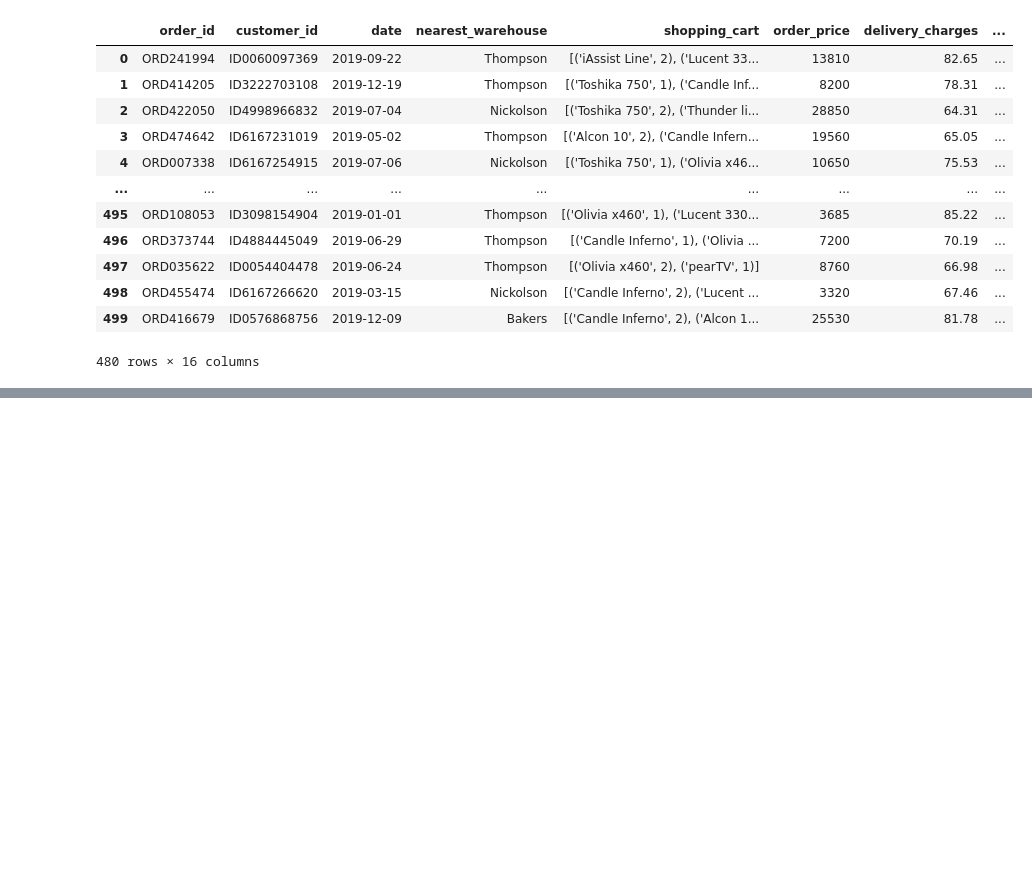
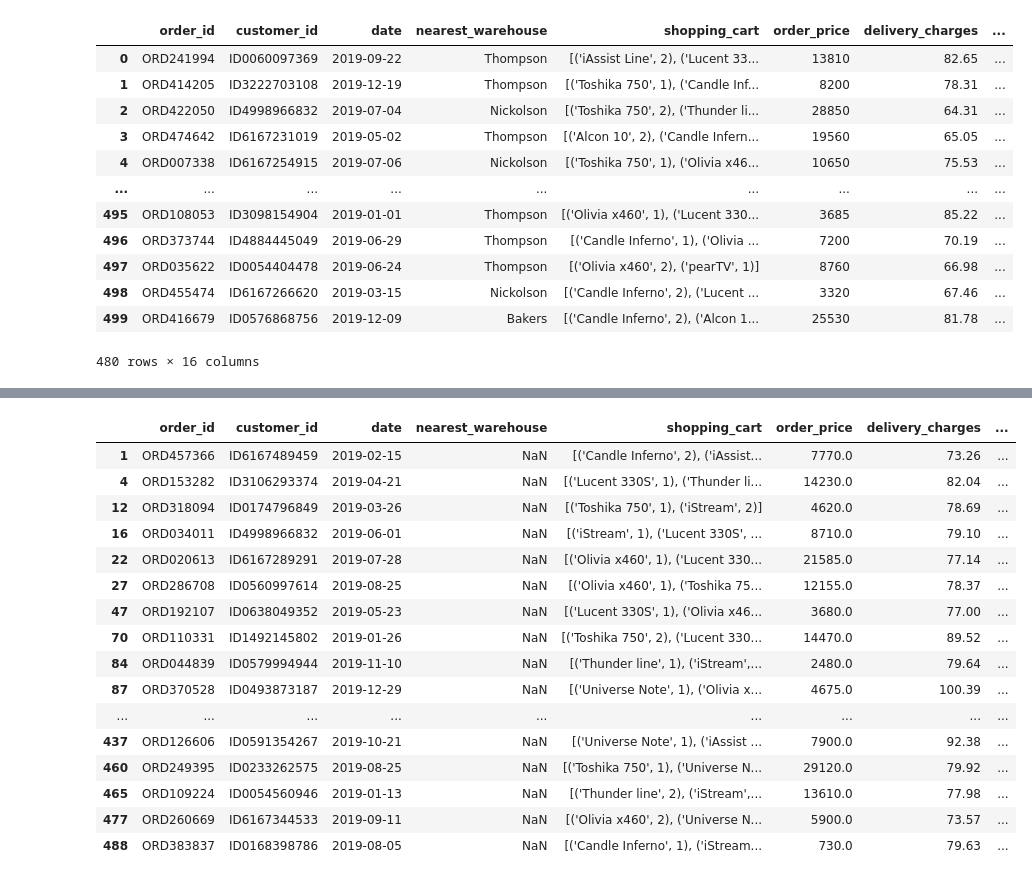
Before and after one commit to DanielTranDS/TransactionalRetailData-Wrangling-EDA, a Jupyter notebook: TransactionalRetail_Codes.ipynb, the cells around one changed output, grey strips where cells are left out. Saved outputs shown, nothing was run; the diff lists cells and outputs as text; code cells hidden in the pictures; blank space fills up the shorter version.

```diff
--- a/TransactionalRetail_Codes.ipynb
+++ b/TransactionalRetail_Codes.ipynb
@@ -1251,0 +1685,4 @@ outlier_data_cleansed
+# %%
+#Impute the previously missing values in the original dataset
+missing_data.loc[list(only_warehouse_missing.index),'nearest_warehouse']=only_warehouse_missing.loc[list(
+        only_warehouse_missing.index),"nearest_warehouse"].values
@@ -1251,0 +1694,21 @@ outlier_data_cleansed
+# %%
+warehouse_distance_missing=missing_data[(missing_data["nearest_warehouse"].isnull()==True)&(missing_data["distance_to_nearest_warehouse"].isnull()==True)]
+warehouse_distance_missing
+# %% [output]
+|  | order_id | customer_id | date | nearest_warehouse | shopping_cart | order_price | delivery_charges | ... |
+| 1 | ORD457366 | ID6167489459 | 2019-02-15 | NaN | [('Candle Inferno', 2), ('iAssist... | 7770.0 | 73.26 | ... |
+| 4 | ORD153282 | ID3106293374 | 2019-04-21 | NaN | [('Lucent 330S', 1), ('Thunder li... | 14230.0 | 82.04 | ... |
+| 12 | ORD318094 | ID0174796849 | 2019-03-26 | NaN | [('Toshika 750', 1), ('iStream', 2)] | 4620.0 | 78.69 | ... |
+| 16 | ORD034011 | ID4998966832 | 2019-06-01 | NaN | [('iStream', 1), ('Lucent 330S', ... | 8710.0 | 79.10 | ... |
+| 22 | ORD020613 | ID6167289291 | 2019-07-28 | NaN | [('Olivia x460', 1), ('Lucent 330... | 21585.0 | 77.14 | ... |
+| 27 | ORD286708 | ID0560997614 | 2019-08-25 | NaN | [('Olivia x460', 1), ('Toshika 75... | 12155.0 | 78.37 | ... |
+| 47 | ORD192107 | ID0638049352 | 2019-05-23 | NaN | [('Lucent 330S', 1), ('Olivia x46... | 3680.0 | 77.00 | ... |
+| 70 | ORD110331 | ID1492145802 | 2019-01-26 | NaN | [('Toshika 750', 2), ('Lucent 330... | 14470.0 | 89.52 | ... |
+| 84 | ORD044839 | ID0579994944 | 2019-11-10 | NaN | [('Thunder line', 1), ('iStream',... | 2480.0 | 79.64 | ... |
+| 87 | ORD370528 | ID0493873187 | 2019-12-29 | NaN | [('Universe Note', 1), ('Olivia x... | 4675.0 | 100.39 | ... |
+| ... | ... | ... | ... | ... | ... | ... | ... | ... |
+| 437 | ORD126606 | ID0591354267 | 2019-10-21 | NaN | [('Universe Note', 1), ('iAssist ... | 7900.0 | 92.38 | ... |
+| 460 | ORD249395 | ID0233262575 | 2019-08-25 | NaN | [('Toshika 750', 1), ('Universe N... | 29120.0 | 79.92 | ... |
+| 465 | ORD109224 | ID0054560946 | 2019-01-13 | NaN | [('Thunder line', 2), ('iStream',... | 13610.0 | 77.98 | ... |
+| 477 | ORD260669 | ID6167344533 | 2019-09-11 | NaN | [('Olivia x460', 2), ('Universe N... | 5900.0 | 73.57 | ... |
+| 488 | ORD383837 | ID0168398786 | 2019-08-05 | NaN | [('Candle Inferno', 1), ('iStream... | 730.0 | 79.63 | ... |
```
Also changed, not shown: parts of 64 cells of this notebook.
